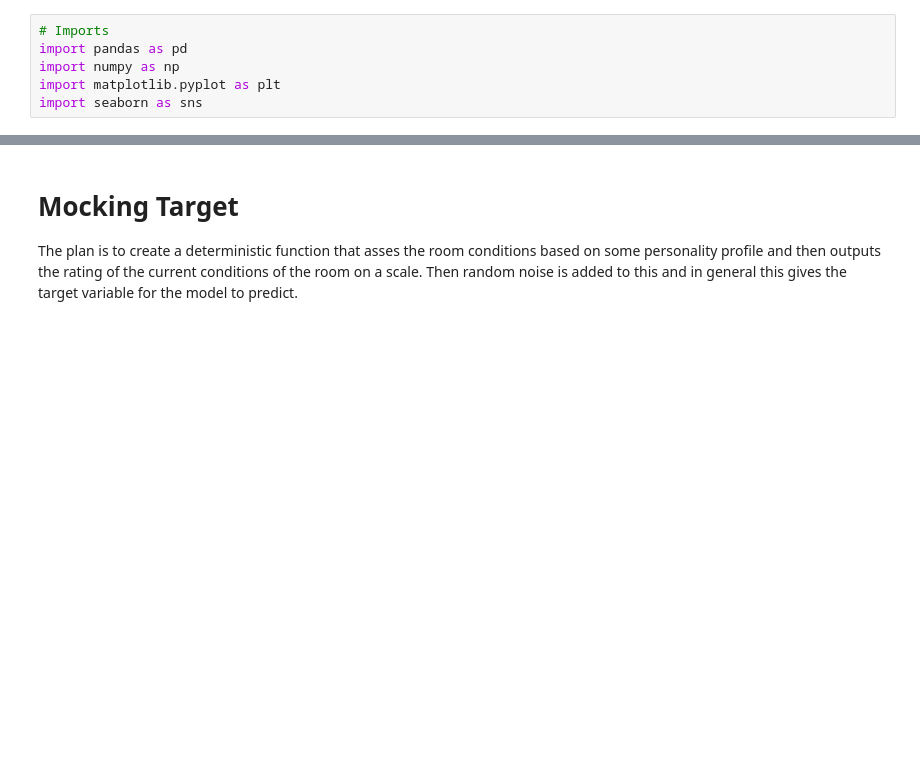
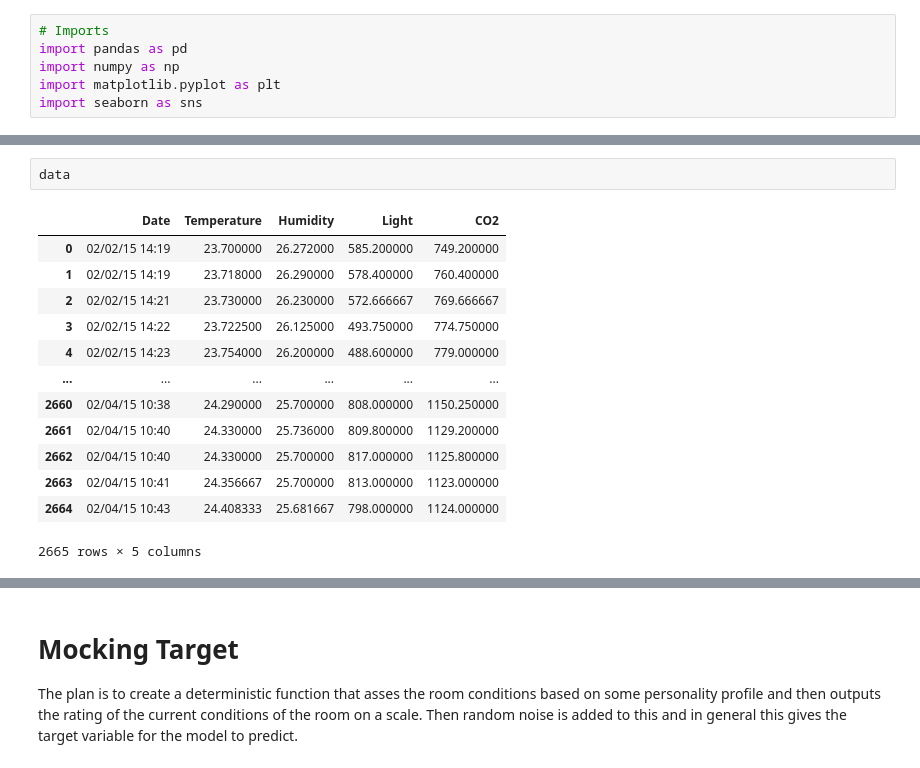
Before and after one commit to SEP4Real/SEP4, a Jupyter notebook: MAL/notebooks/1_mock_data.ipynb, the cells around one changed output, grey strips where cells are left out. Saved outputs shown, nothing was run; the diff lists cells and outputs as text; blank space fills up the shorter version.

```diff
--- a/MAL/notebooks/1_mock_data.ipynb
+++ b/MAL/notebooks/1_mock_data.ipynb
@@ -36,3 +42,19 @@ data.head()
+# %%
+data
+# %% [output]
+|  | Date | Temperature | Humidity | Light | CO2 |
+| 0 | 02/02/15 14:19 | 23.700000 | 26.272000 | 585.200000 | 749.200000 |
+| 1 | 02/02/15 14:19 | 23.718000 | 26.290000 | 578.400000 | 760.400000 |
+| 2 | 02/02/15 14:21 | 23.730000 | 26.230000 | 572.666667 | 769.666667 |
+| 3 | 02/02/15 14:22 | 23.722500 | 26.125000 | 493.750000 | 774.750000 |
+| 4 | 02/02/15 14:23 | 23.754000 | 26.200000 | 488.600000 | 779.000000 |
+| ... | ... | ... | ... | ... | ... |
+| 2660 | 02/04/15 10:38 | 24.290000 | 25.700000 | 808.000000 | 1150.250000 |
+| 2661 | 02/04/15 10:40 | 24.330000 | 25.736000 | 809.800000 | 1129.200000 |
+| 2662 | 02/04/15 10:40 | 24.330000 | 25.700000 | 817.000000 | 1125.800000 |
+| 2663 | 02/04/15 10:41 | 24.356667 | 25.700000 | 813.000000 | 1123.000000 |
+| 2664 | 02/04/15 10:43 | 24.408333 | 25.681667 | 798.000000 | 1124.000000 |
+2665 rows × 5 columns
 # %%
 # Shape of data
 print(f'Shape of data: {data.shape}')
```
Also changed, not shown: parts of 19 cells of this notebook, 1 other file.
